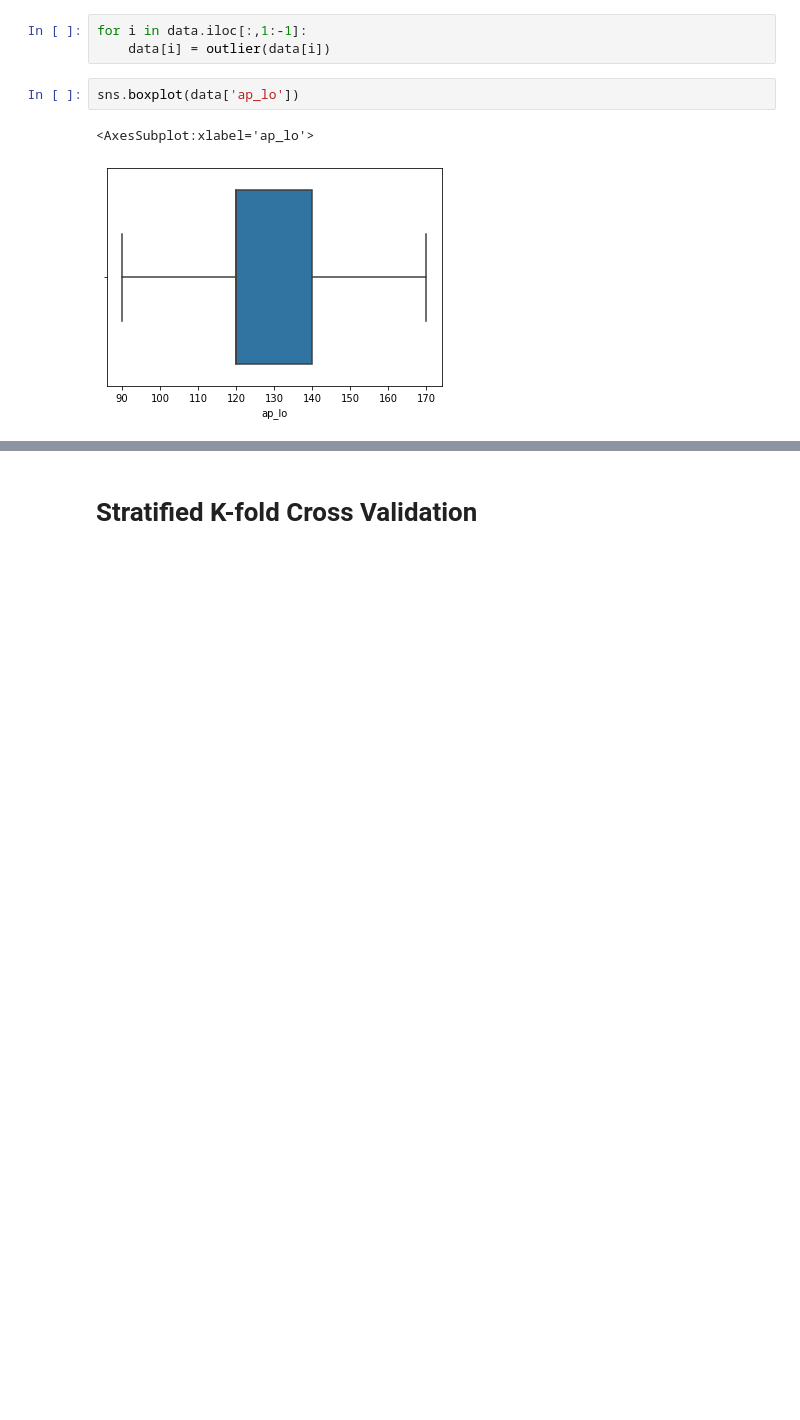
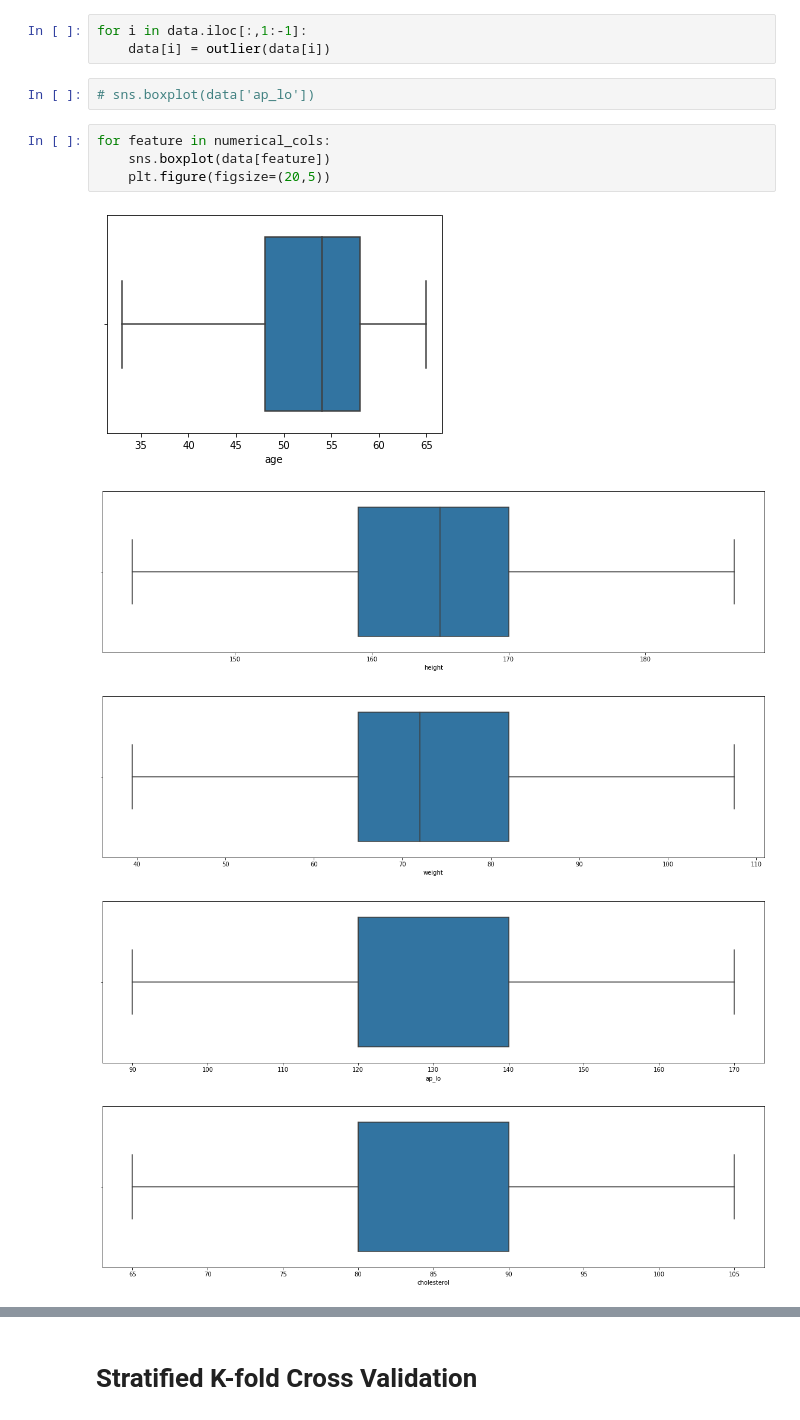
Before and after one commit to Rafath-Auvee/Thesis-Paper, a Jupyter notebook: Thesis Code.ipynb, the cells around one changed output, grey strips where cells are left out. Saved outputs shown, nothing was run; the diff lists cells and outputs as text; blank space fills up the shorter version.

```diff
--- a/Thesis Code.ipynb
+++ b/Thesis Code.ipynb
@@ -80,7 +91,14 @@ y=data.iloc[:,-1:]
 for i in data.iloc[:,1:-1]:
     data[i] = outlier(data[i])
 # %%
-sns.boxplot(data['ap_lo'])
+# sns.boxplot(data['ap_lo'])
-# %% [output]
-<AxesSubplot:xlabel='ap_lo'>
-[figure, removed]
+# %%
+for feature in numerical_cols:
+    sns.boxplot(data[feature])
+    plt.figure(figsize=(20,5))
+# %% [output]
+[figure, added]
+[figure, added]
+[figure, added]
+[figure, added]
+[figure, added]
```
Also changed, not shown: parts of 23 cells of this notebook.
